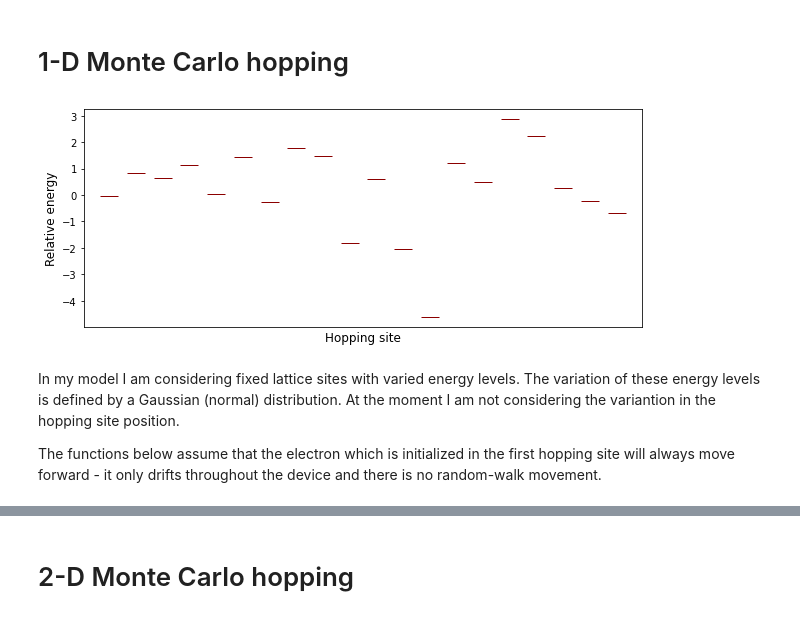
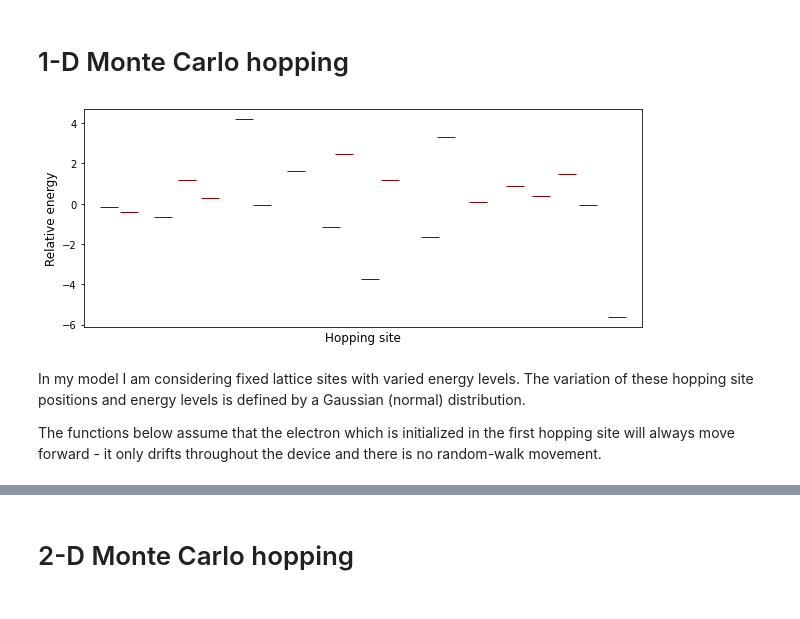
Before and after one commit to nataliemica/Monte-Carlo, a Jupyter notebook: monte_carlo_testing.ipynb, the cells around one changed output, grey strips where cells are left out. Drawn from its saved outputs; the diff is of its cells as text; code cells hidden in the pictures.

```diff
--- a/monte_carlo_testing.ipynb
+++ b/monte_carlo_testing.ipynb
@@ -7,16 +9,23 @@ import matplotlib.pyplot as plt
 # %% [markdown]
 # 1-D Monte Carlo hopping
 # %%
-plt.figure(figsize=(10,4))
-plt.plot(norm.rvs(scale=2, size=20), '_', ms=18, color='darkred')
+size = 20
+
+# Gaussian disorder of hopping site position and energy levels
+position = [i+norm.rvs(scale=0.2, size=1)[0] for i in range(size)]
+energy = norm.rvs(scale=2, size=20)
+
+plt.figure(figsize=(10,4)).set_facecolor('white')
+plt.plot(position, energy, '_', ms=18, color='darkred')
 plt.xticks([])
 plt.xlabel('Hopping site', fontsize=12)
 plt.ylabel('Relative energy', fontsize=12)
+plt.savefig('1D_hopping_picture.png')
 plt.show()
 # %% [output]
-[figure, old version]
+[figure, new version]
 # %% [markdown]
-In my model I am considering fixed lattice sites with varied energy levels. The variation of these energy levels is defined by a Gaussian (normal) distribution. At the moment I am not considering the variantion in the hopping site position.
+In my model I am considering fixed lattice sites with varied energy levels. The variation of these hopping site positions and energy levels is defined by a Gaussian (normal) distribution.
 
 The functions below assume that the electron which is initialized in the first hopping site will always move forward - it only drifts throughout the device and there is no random-walk movement.
 # %%
```
Also changed, not shown: parts of 9 cells of this notebook, 5 other files.
